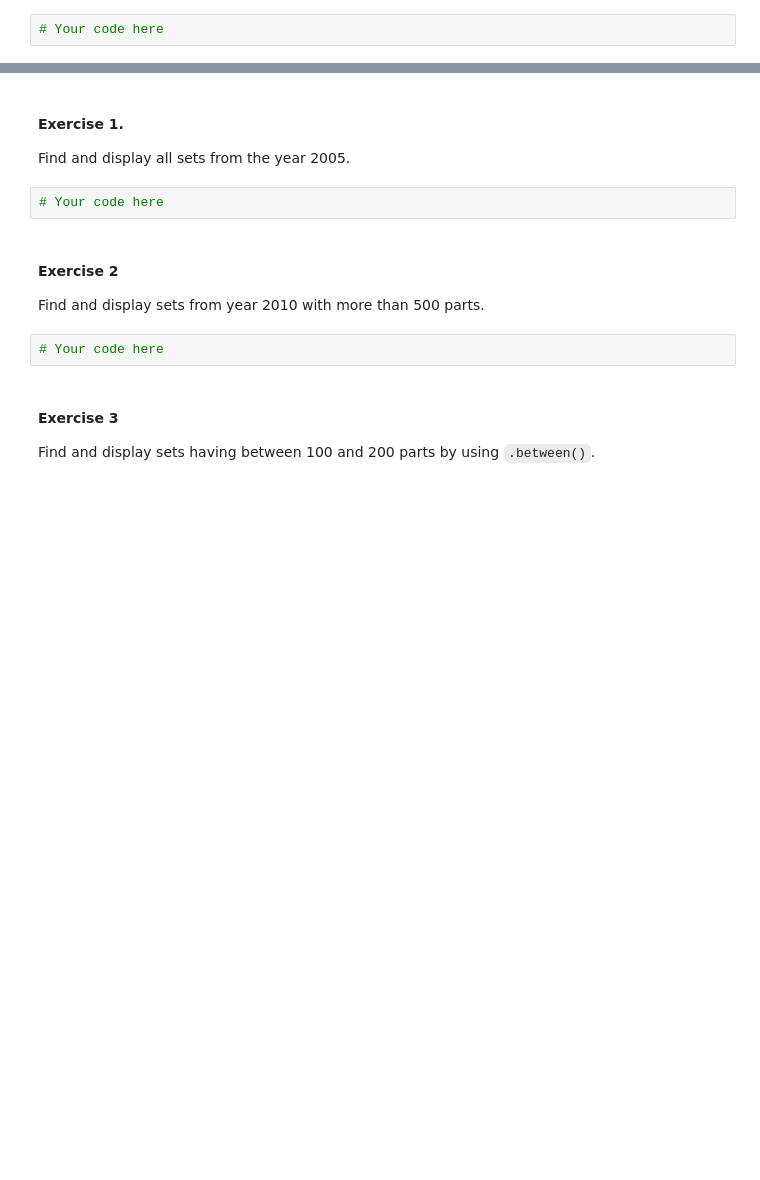
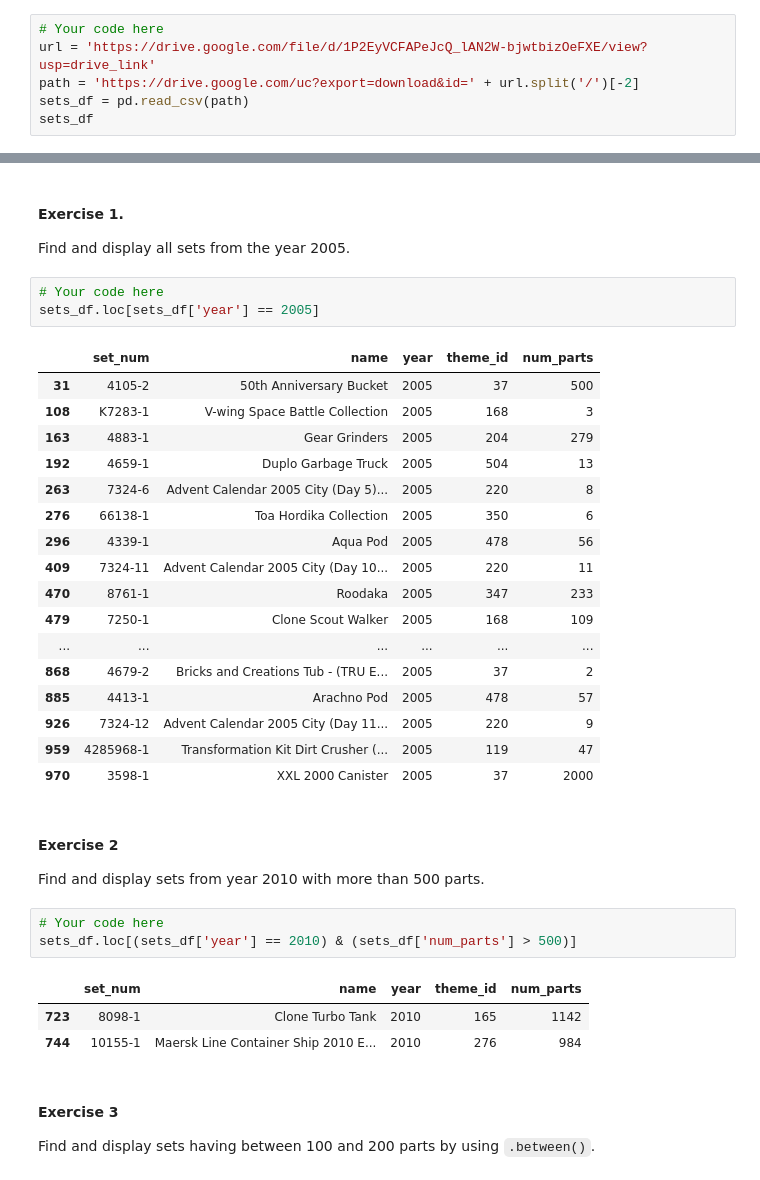
Before and after one commit to gastan81/pandas_notebooks, a Jupyter notebook: Bonus/03b_Conditional_selecting_and_filtering_bonus_exercises.ipynb, the cells around one changed output, grey strips where cells are left out. Saved outputs shown, nothing was run; the diff lists cells and outputs as text; blank space fills up the shorter version.

```diff
--- a/Bonus/03b_Conditional_selecting_and_filtering_bonus_exercises.ipynb
+++ b/Bonus/03b_Conditional_selecting_and_filtering_bonus_exercises.ipynb
@@ -7,3 +7,7 @@ Read the csv file from this url:
 Name it `sets_df`
 # %%
 # Your code here
+url = 'https://drive.google.com/file/d/1P2EyVCFAPeJcQ_lAN2W-bjwtbizOeFXE/view?usp=drive_link'
+path = 'https://drive.google.com/uc?export=download&id=' + url.split('/')[-2]
+sets_df = pd.read_csv(path)
+sets_df
@@ -12,11 +30,35 @@ Name it `sets_df`
 Find and display all sets from the year 2005.
 # %%
 # Your code here
+sets_df.loc[sets_df['year'] == 2005]
+# %% [output]
+|  | set_num | name | year | theme_id | num_parts |
+| 31 | 4105-2 | 50th Anniversary Bucket | 2005 | 37 | 500 |
+| 108 | K7283-1 | V-wing Space Battle Collection | 2005 | 168 | 3 |
+| 163 | 4883-1 | Gear Grinders | 2005 | 204 | 279 |
+| 192 | 4659-1 | Duplo Garbage Truck | 2005 | 504 | 13 |
+| 263 | 7324-6 | Advent Calendar 2005 City (Day 5)... | 2005 | 220 | 8 |
+| 276 | 66138-1 | Toa Hordika Collection | 2005 | 350 | 6 |
+| 296 | 4339-1 | Aqua Pod | 2005 | 478 | 56 |
+| 409 | 7324-11 | Advent Calendar 2005 City (Day 10... | 2005 | 220 | 11 |
+| 470 | 8761-1 | Roodaka | 2005 | 347 | 233 |
+| 479 | 7250-1 | Clone Scout Walker | 2005 | 168 | 109 |
+| ... | ... | ... | ... | ... | ... |
+| 868 | 4679-2 | Bricks and Creations Tub - (TRU E... | 2005 | 37 | 2 |
+| 885 | 4413-1 | Arachno Pod | 2005 | 478 | 57 |
+| 926 | 7324-12 | Advent Calendar 2005 City (Day 11... | 2005 | 220 | 9 |
+| 959 | 4285968-1 | Transformation Kit Dirt Crusher (... | 2005 | 119 | 47 |
+| 970 | 3598-1 | XXL 2000 Canister | 2005 | 37 | 2000 |
 # %% [markdown]
 #### Exercise 2
 Find and display sets from year 2010 with more than 500 parts.
 # %%
 # Your code here
+sets_df.loc[(sets_df['year'] == 2010) & (sets_df['num_parts'] > 500)]
+# %% [output]
+|  | set_num | name | year | theme_id | num_parts |
+| 723 | 8098-1 | Clone Turbo Tank | 2010 | 165 | 1142 |
+| 744 | 10155-1 | Maersk Line Container Ship 2010 E... | 2010 | 276 | 984 |
 # %% [markdown]
 #### Exercise 3
 Find and display sets having between 100 and 200 parts by using `.between()`.
```
Also changed, not shown: parts of 11 cells of this notebook, 5 other files.
